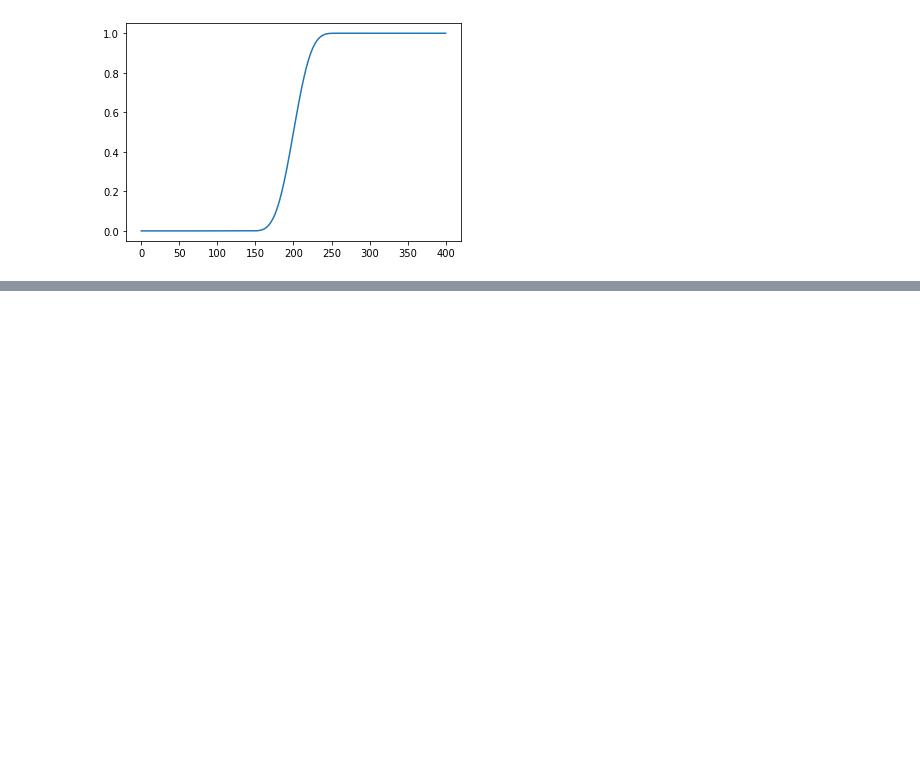
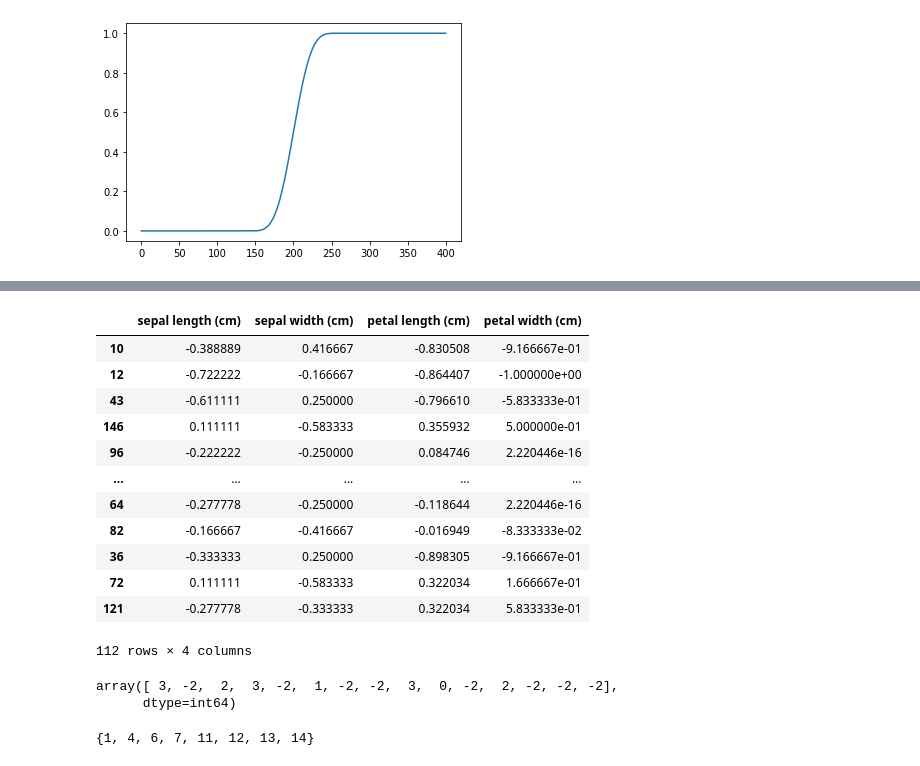
Before and after one commit to assiakhateeb/PPML_lab, a Jupyter notebook: part B/Part_B.ipynb, the cells around one changed output, grey strips where cells are left out. Drawn from its saved outputs; the diff is of its cells as text; code cells hidden in the pictures; blank space fills up the shorter version.

```diff
--- a/part B/Part_B.ipynb
+++ b/part B/Part_B.ipynb
@@ -356 +370,26 @@ list(mytree.tree.tree_.threshold)
  -2.0]
+# %%
+X_train
+# %% [output]
+|  | sepal length (cm) | sepal width (cm) | petal length (cm) | petal width (cm) |
+| 10 | -0.388889 | 0.416667 | -0.830508 | -9.166667e-01 |
+| 12 | -0.722222 | -0.166667 | -0.864407 | -1.000000e+00 |
+| 43 | -0.611111 | 0.250000 | -0.796610 | -5.833333e-01 |
+| 146 | 0.111111 | -0.583333 | 0.355932 | 5.000000e-01 |
+| 96 | -0.222222 | -0.250000 | 0.084746 | 2.220446e-16 |
+| ... | ... | ... | ... | ... |
+| 64 | -0.277778 | -0.250000 | -0.118644 | 2.220446e-16 |
+| 82 | -0.166667 | -0.416667 | -0.016949 | -8.333333e-02 |
+| 36 | -0.333333 | 0.250000 | -0.898305 | -9.166667e-01 |
+| 72 | 0.111111 | -0.583333 | 0.322034 | 1.666667e-01 |
+| 121 | -0.277778 | -0.333333 | 0.322034 | 5.833333e-01 |
+112 rows × 4 columns
+# %%
+mytree.tree.tree_.feature
+# %% [output]
+array([ 3, -2,  2,  3, -2,  1, -2, -2,  3,  0, -2,  2, -2, -2, -2],
+      dtype=int64)
+# %%
+leaves
+# %% [output]
+{1, 4, 6, 7, 11, 12, 13, 14}
```
Also changed, not shown: parts of 18 cells of this notebook.
